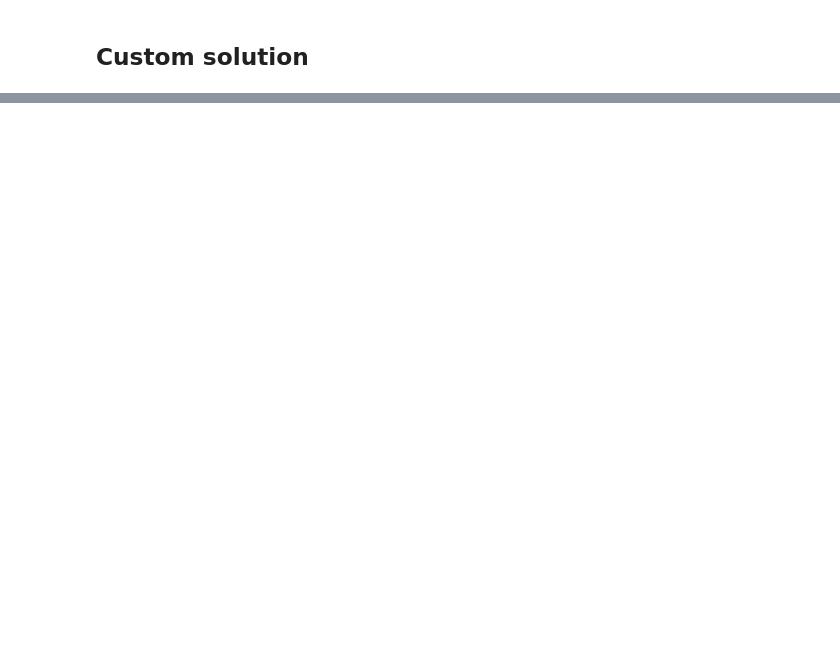
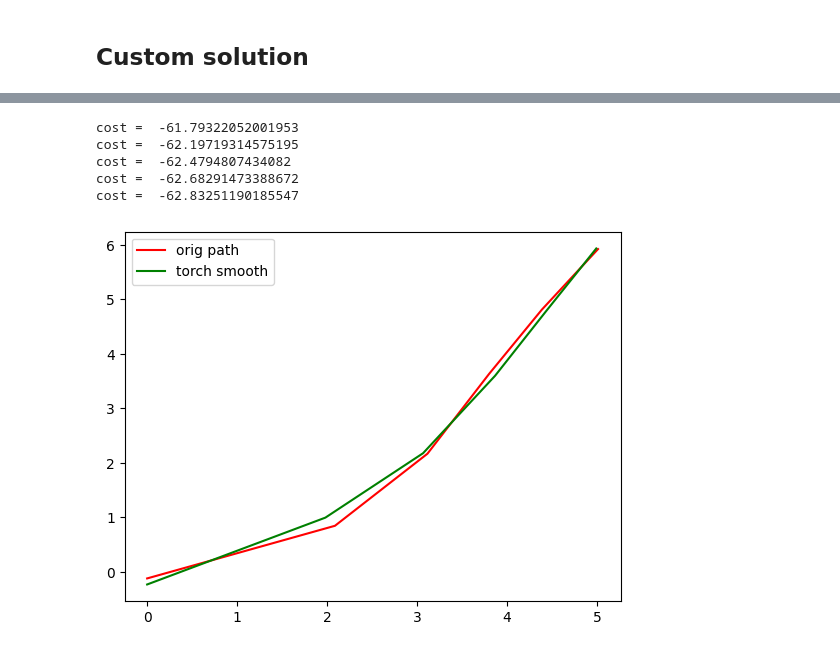
Before and after one commit to SnakeOnex/tinygrad, a Jupyter notebook: notebooks/planning_benchmarks.ipynb, the cells around one changed output, grey strips where cells are left out. Cells and saved outputs as stored; diff of their text form; code cells hidden in the pictures; blank space fills up the shorter version.

```diff
--- a/notebooks/planning_benchmarks.ipynb
+++ b/notebooks/planning_benchmarks.ipynb
@@ -144,0 +161,25 @@ took 2.51 seconds
+# %%
+def benchmark_path_planning_torch(find_path_fn, smooth_fn=None):
+    path_records = []
+    indiv_times = []
+    start_time = time.time()
+    for percep_data in percep_datas:
+        curr_start_time = time.time()
+        path = find_path_fn(percep_data)
+
+        if smooth_fn is not None:
+            path, loss = smooth_fn(path)
+            path_records.append((path, loss))
+
+        curr_end_time = time.time()
+        indiv_times.append(curr_end_time - curr_start_time)
+    end_time = time.time()
+
+    print(f"took {end_time - start_time:.2f} seconds")
+    print(f"\tMean time: {((end_time - start_time) / len(percep_datas) * 1000):.3f} ms")
+    print(f"\tMax time: {max(indiv_times) * 1000:.3f} ms")
+    print(f"\tMin time: {min(indiv_times) * 1000:.3f} ms")
+
+    return path_records
+# %%
+path_records = benchmark_path_planning_torch(find_path_fn=david_planner.find_path, smooth_fn=torch_smooth)
@@ -144,0 +211,2 @@ took 2.51 seconds
+# %%
+path_records = sorted(path_records, key=lambda x: x[1], reverse=True)
@@ -144,0 +233,2 @@ took 2.51 seconds
+# %%
+filter_path_records = [(p, c) for p, c in path_records if p.shape[0] > 5]
@@ -144,0 +255,17 @@ took 2.51 seconds
+# %%
+path, c = filter_path_records[5]
+# path = david_planner.find_path(cones)
+smoother_path, _ = torch_smooth(path)
+
+# plt.plot(cones[:,0], cones[:,1], '.')
+plt.plot(path[:,0], path[:,1], '-', color='red' ,label='orig path')
+plt.plot(smoother_path[:,0], smoother_path[:,1], '-', color='green', label='torch smooth')
+plt.legend()
+plt.show()
+# %% [output]
+cost =  -61.79322052001953
+cost =  -62.19719314575195
+cost =  -62.4794807434082
+cost =  -62.68291473388672
+cost =  -62.83251190185547
+[figure, added]
```
Also changed, not shown: parts of 17 cells of this notebook, 1 other file.
